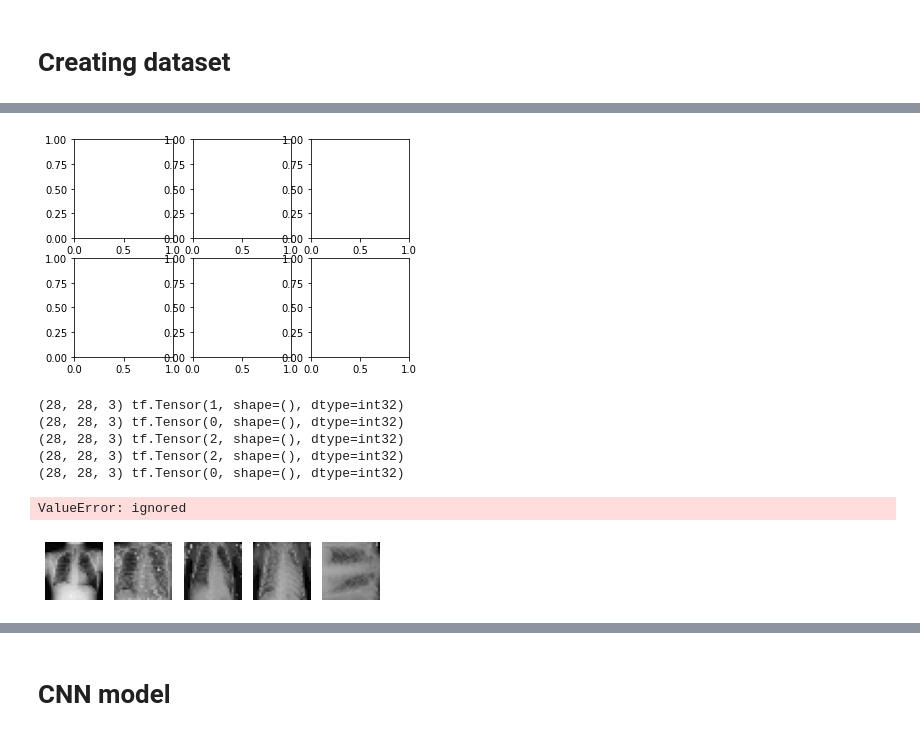
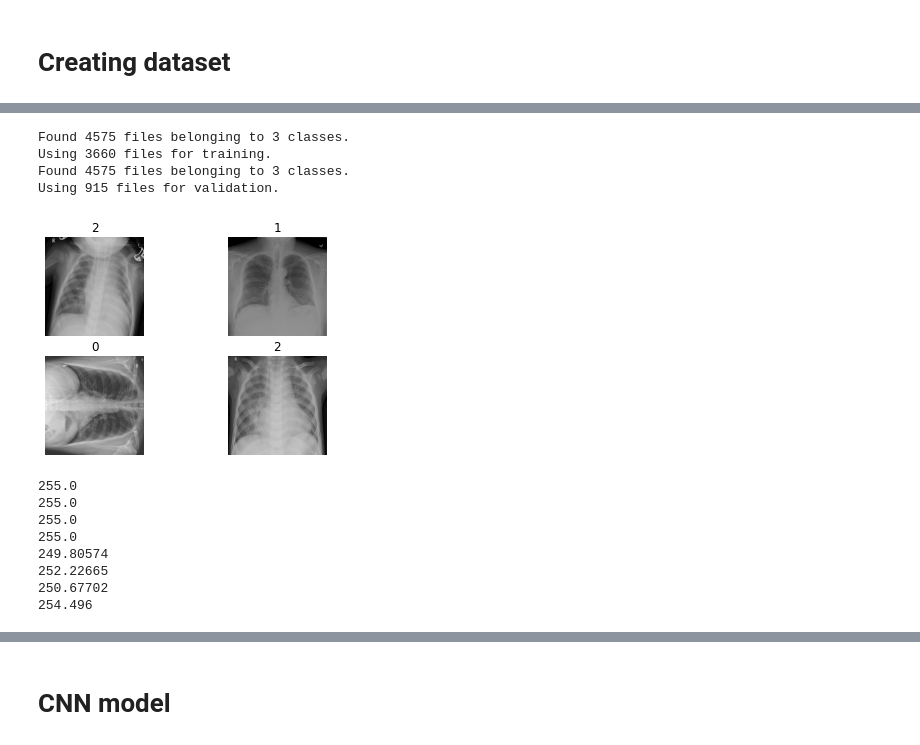
Before and after one commit to PashaIanko/Covid19Classifier, a Jupyter notebook: main.ipynb, the cells around one changed output, grey strips where cells are left out. Cells and saved outputs as stored; diff of their text form; code cells hidden in the pictures.

```diff
--- a/main.ipynb
+++ b/main.ipynb
@@ -172,20 +134,65 @@ Using 457 files for validation.
-# %%
-fig, ax = plt.subplots(2, 3)
-# %% [output]
-[figure, removed]
+# %%
+img_height, img_width = PreprocParameters.resize_shape
+batch_size = 4
+seed = 123
+validation_split = 0.2
+shuffle_train = True
+shuffle_test = True
+
+ds_train = tf.keras.preprocessing.image_dataset_from_directory(
+    DataProperties.data_path,
+    labels = 'inferred',
+    label_mode = 'int',
+    color_mode = 'rgb',
+    batch_size = batch_size,
+    image_size = (img_height, img_width),
+    shuffle = shuffle_train,
+    seed = seed,
+    validation_split = validation_split,
+    subset = 'training'
+)
+
+ds_validation = tf.keras.preprocessing.image_dataset_from_directory(
+    DataProperties.data_path,
+    labels = 'inferred',
+    label_mode = 'int',
+    # class_names = ,
+    color_mode = 'rgb',
+    batch_size = batch_size,
+    image_size = (img_height, img_width),
+    shuffle = shuffle_test,
+    seed = seed,
+    validation_split = validation_split,
+    subset = 'validation'
+)
+# %% [output]
+Found 4575 files belonging to 3 classes.
+Using 3660 files for training.
+Found 4575 files belonging to 3 classes.
+Using 915 files for validation.
 # %%
-
 for images, labels in ds_train.take(1):
-  for i in range(batch_size):
-    ax = plt.subplot(1, 5, i + 1)
-    plt.imshow(images[i].numpy().astype("uint8"))
-    print(images[i].shape, labels[i])
-    plt.axis("off")
+    for i in range(batch_size):
+        ax = plt.subplot(np.sqrt(batch_size), np.sqrt(batch_size), i + 1)
+        plt.imshow(images[i].numpy().astype("uint8"))
+        plt.title(str(labels[i].numpy()))
+        plt.axis("off")
 # %% [output]
-(28, 28, 3) tf.Tensor(1, shape=(), dtype=int32)
-(28, 28, 3) tf.Tensor(0, shape=(), dtype=int32)
-(28, 28, 3) tf.Tensor(2, shape=(), dtype=int32)
-(28, 28, 3) tf.Tensor(2, shape=(), dtype=int32)
-(28, 28, 3) tf.Tensor(0, shape=(), dtype=int32)
-ValueError: ignored
-[figure, old version]
+[figure, new version]
+# %%
+def print_max_pix_val(ds):
+    for images, labels in ds.take(1):
+        for i in range(batch_size):
+            print(np.max(images[i].numpy()))
+
+print_max_pix_val(ds_train)
+print_max_pix_val(ds_validation)
+# %% [output]
+255.0
+255.0
+255.0
+255.0
+249.80574
+252.22665
+250.67702
+254.496
```
Also changed, not shown: parts of 16 cells of this notebook.
